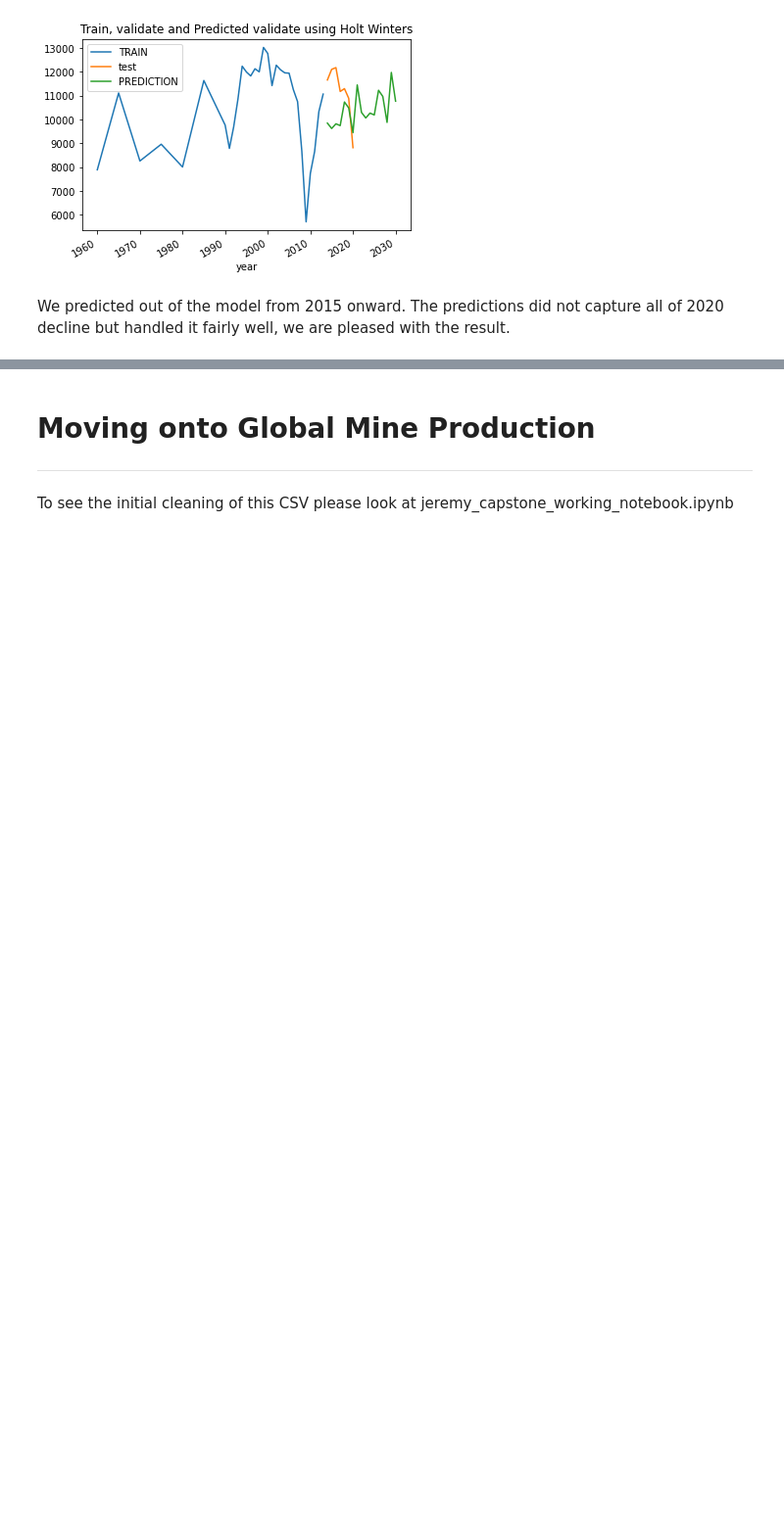
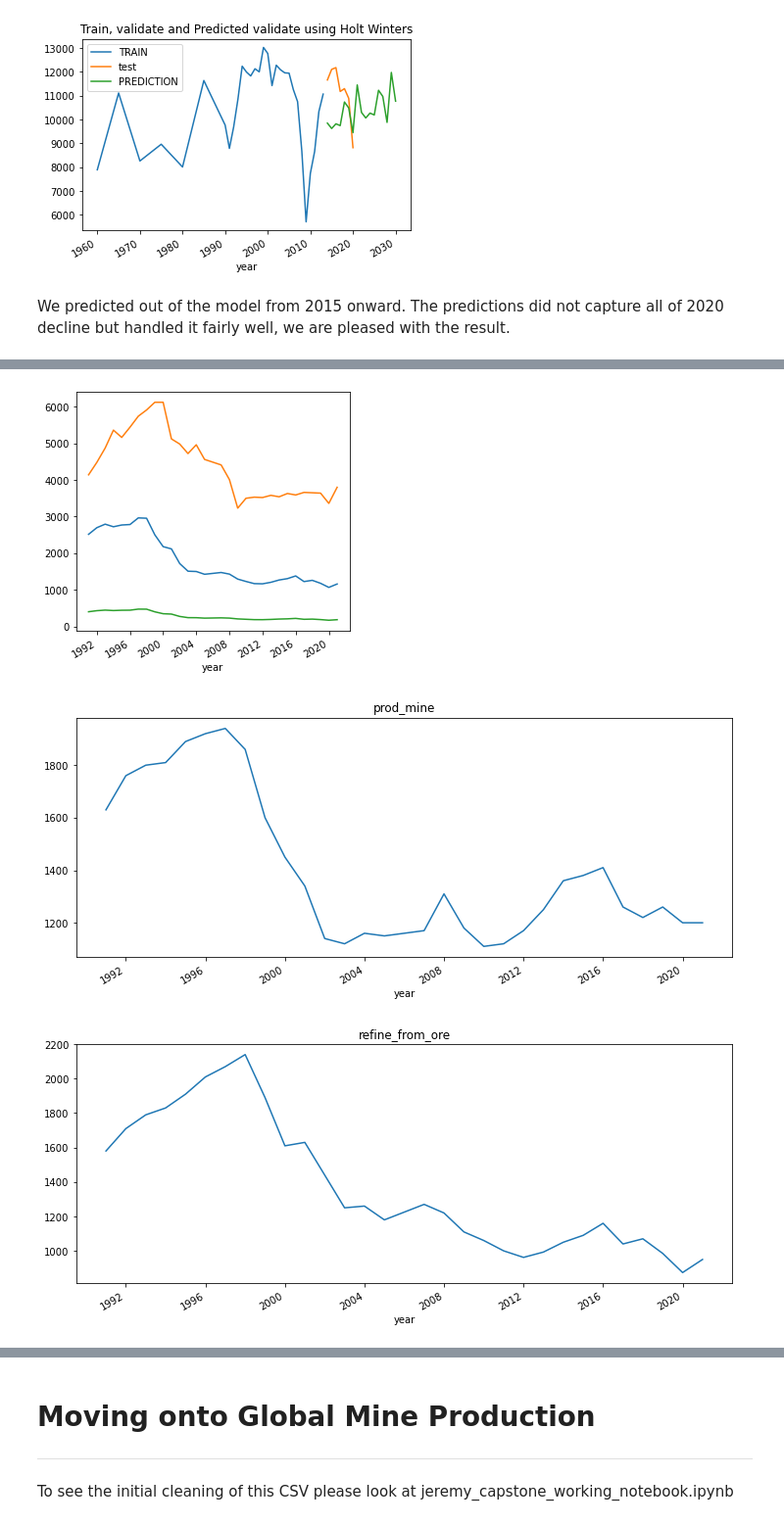
Before and after one commit to Dude-where-s-my-copper/EV_growth, a Jupyter notebook: final_notebook.ipynb, the cells around one changed output, grey strips where cells are left out. Shown at 98% size. Cells and saved outputs as stored; diff of their text form; code cells hidden in the pictures; blank space fills up the shorter version.

```diff
--- a/final_notebook.ipynb
+++ b/final_notebook.ipynb
@@ -103,0 +105,10 @@ We predicted out of the model from 2015 onward. The predictions did not capture
+# %%
+us_copper = pd.read_csv('copper.csv')
+# %%
+us_copper = prep.prep_us_copper(us_copper)
+# %%
+prep.plot_us_cop(us_copper)
+# %% [output]
+[figure, added]
+[figure, added]
+[figure, added]
```
Also changed, not shown: parts of 6 cells of this notebook.
